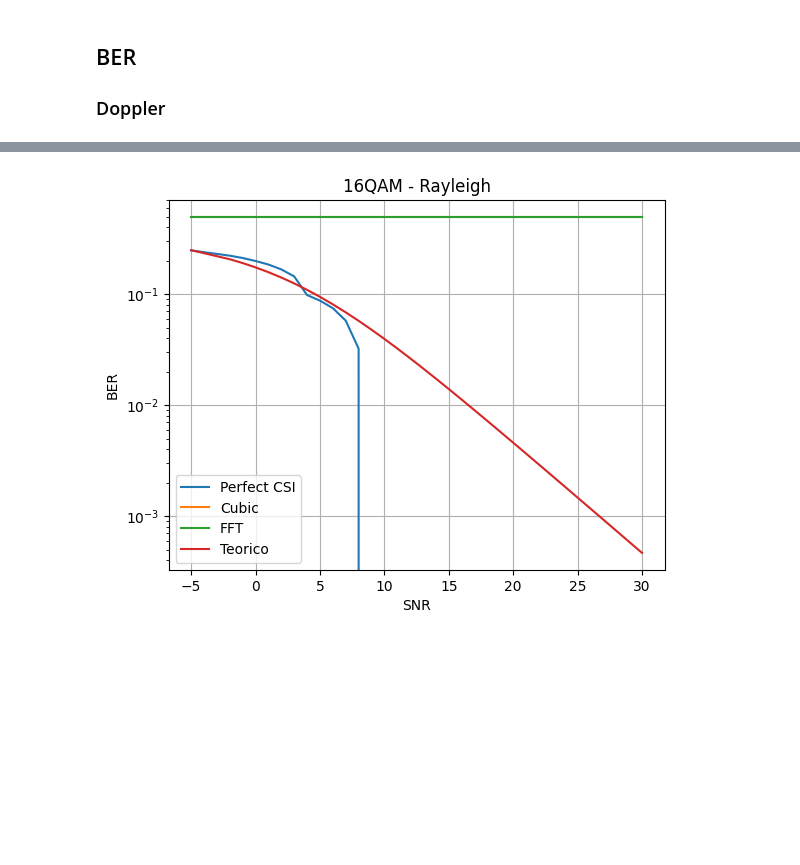
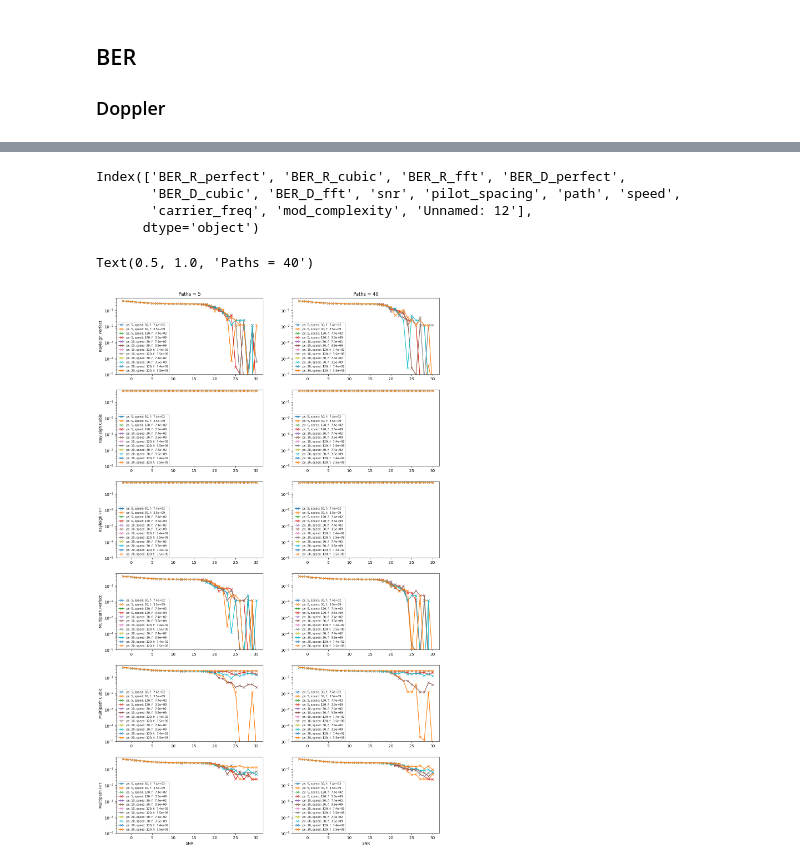
Before and after one commit to DiegoSanzB/EL7041_Project_2, a Jupyter notebook: ber.ipynb, the cells around one changed output, grey strips where cells are left out. Drawn from its saved outputs; the diff is of its cells as text; code cells hidden in the pictures; blank space fills up the shorter version.

```diff
--- a/ber.ipynb
+++ b/ber.ipynb
@@ -110,23 +12,10 @@ plt.savefig('results/imgs/QPSK_BER_rayleigh.png')
-# %%
-# 16QAM
-data = pd.read_csv('results/16QAM_BER_rayleigh.csv')
-data.sort_values("SNR", inplace=True)
-
-fig, ax = plt.subplots(1)
-
-ax.set_title("16QAM - Rayleigh")
-ax.set_xlabel(r"SNR")
-ax.set_ylabel(r"BER")
-ax.set_yscale("log")
-ax.grid()
-# Plot the data
-snr = 10**(data["SNR"]/10)
-qam16_teo = 4/5 * snr
-ax.plot(data["SNR"], data["BER_perfect"], label="Perfect CSI")
-ax.plot(data["SNR"], data["BER_cubic"], label="Cubic")
-ax.plot(data["SNR"], data["BER_fft"], label="FFT")
-ax.plot(data["SNR"], 3/8*(1-np.sqrt((qam16_teo)/(2 + qam16_teo))), label="Teorico")
-ax.legend()
-plt.savefig('results/imgs/16QAM_BER_rayleigh.png')
-# %% [output]
-[figure, removed]
+# %%
+# 16QAM
+data_16qam = pd.read_csv('results/BER_16QAM.csv')
+# %%
+data_16qam.columns
+# %% [output]
+Index(['BER_R_perfect', 'BER_R_cubic', 'BER_R_fft', 'BER_D_perfect',
+       'BER_D_cubic', 'BER_D_fft', 'snr', 'pilot_spacing', 'path', 'speed',
+       'carrier_freq', 'mod_complexity', 'Unnamed: 12'],
+      dtype='object')
@@ -132,0 +25,42 @@ plt.savefig('results/imgs/16QAM_BER_rayleigh.png')
+# %%
+bers_label = ['BER_R_perfect', 'BER_R_cubic', 'BER_R_fft', 'BER_D_perfect', 'BER_D_cubic', 'BER_D_fft']
+bers_axis = ['Rayleigh Perfect', 'Rayleigh Cubic', 'Rayleigh FFT', 'Multipath Perfect', 'Multipath Cubic', 'Multipath FFT']
+
+PATHS         = [5, 40]
+PILOT_SPACING = [5, 10, 20]
+SPEED         = [30, 120]
+CARRIER_FREQ  = [738, 35e8]
+# %%
+# paths
+path_5  = data_16qam[data_16qam['path'] == 5]
+path_40 = data_16qam[data_16qam['path'] == 40]
+
+fig, ax = plt.subplots(6, 2, figsize=(15, 25))
+for pilot_spacing in PILOT_SPACING:
+    for speed in SPEED:
+        for carrier_freq in CARRIER_FREQ:
+            for i, ber in enumerate(bers_label):
+                path_5_filtered = path_5[(path_5['pilot_spacing'] == pilot_spacing) & (path_5['speed'] == speed) & (path_5['carrier_freq'] == carrier_freq)]
+                path_40_filtered = path_40[(path_40['pilot_spacing'] == pilot_spacing) & (path_40['speed'] == speed) & (path_40['carrier_freq'] == carrier_freq)]
+                ax[i][0].plot(path_5_filtered['snr'], path_5_filtered[ber], 'x-', label=f'ps: {pilot_spacing}, speed: {speed}, f: {carrier_freq: .2g}')
+                ax[i][1].plot(path_40_filtered['snr'], path_40_filtered[ber], 'x-', label=f'ps: {pilot_spacing}, speed: {speed}, f: {carrier_freq: .2g}')
+
+for i in range(6):
+    ax[i][0].set_ylabel(bers_axis[i])
+    ax[i][0].legend(loc="lower left", fontsize="7")
+    ax[i][1].legend(loc="lower left", fontsize="7")
+    ax[i][0].set_ylim(1e-5, 0.6)
+    ax[i][1].set_ylim(1e-5, 0.6)
+    ax[i][0].set_yscale('log')
+    ax[i][1].set_yscale('log')
+
+ax[5][0].set_xlabel("SNR")
+ax[5][1].set_xlabel("SNR")
+
+ax[0][0].set_title("Paths = 5")
+ax[0][1].set_title("Paths = 40")
+
+# fig.suptitle(f"Path comparison")
+# %% [output]
+Text(0.5, 1.0, 'Paths = 40')
+[figure, added]
```
Also changed, not shown: parts of 9 cells of this notebook.
